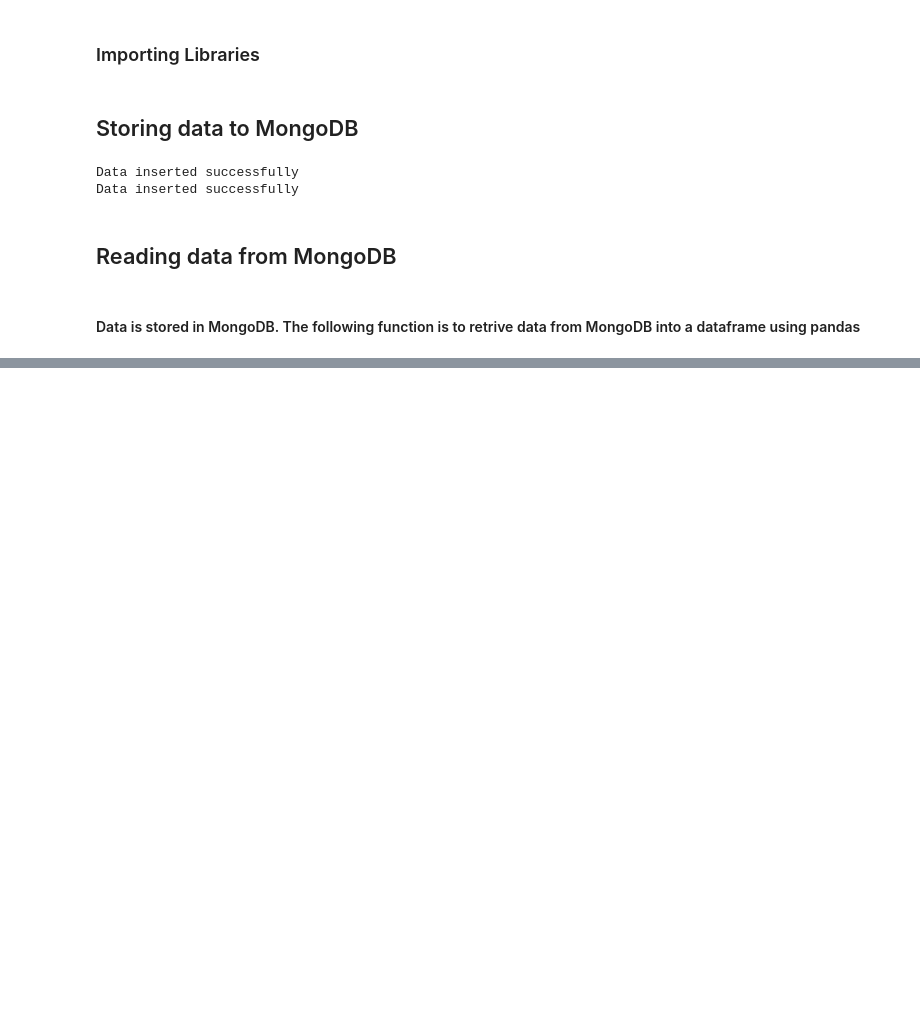
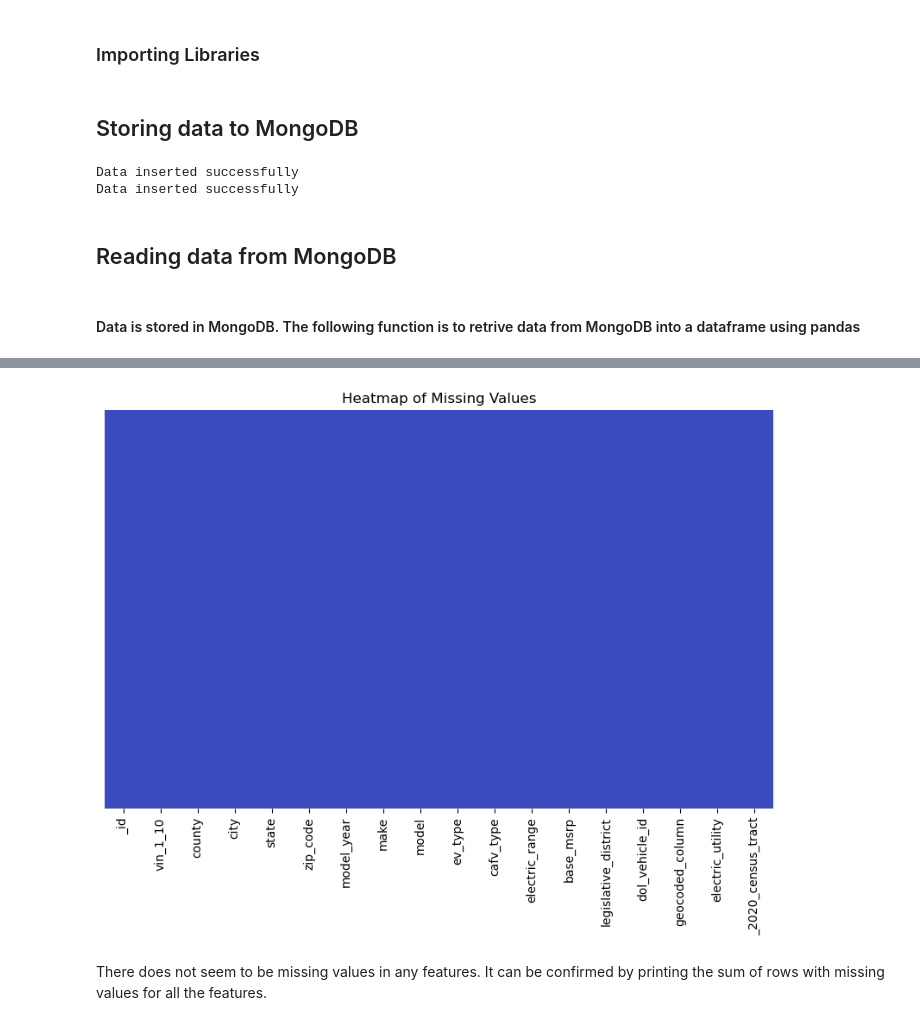
Before and after one commit to VinuthaNagaraju/Database-and-Analytics-Programming, a Jupyter notebook: DAP Notebook 1.ipynb, the cells around one changed output, grey strips where cells are left out. Saved outputs shown, nothing was run; the diff lists cells and outputs as text; code cells hidden in the pictures; blank space fills up the shorter version.

```diff
--- a/DAP Notebook 1.ipynb
+++ b/DAP Notebook 1.ipynb
@@ -102,0 +156,10 @@ df_GHG = retrive_from_mongoDB(mongo_url, database, collection2)
+# %%
+# check for missing values in the dataframe using a heatmap
+plt.figure(figsize=(10, 6))
+sns.heatmap(df_ev.isnull(), cmap='coolwarm', cbar=False, yticklabels=False)
+plt.title('Heatmap of Missing Values')
+plt.show()
+# %% [output]
+[figure, added]
+# %% [markdown]
+There does not seem to be missing values in any features. It can be confirmed by printing the sum of rows with missing values for all the features.
```
Also changed, not shown: parts of 9 cells of this notebook.
